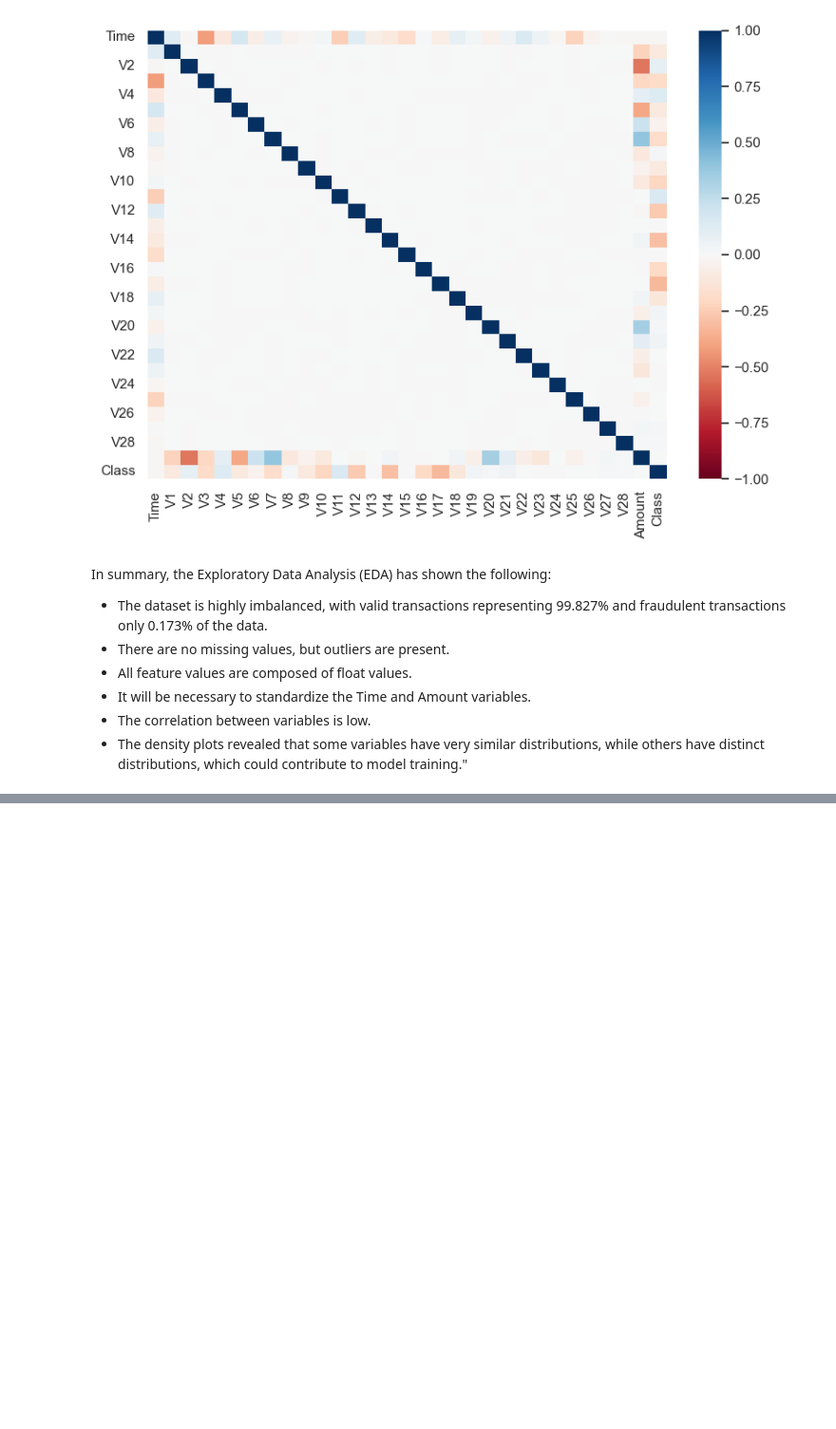
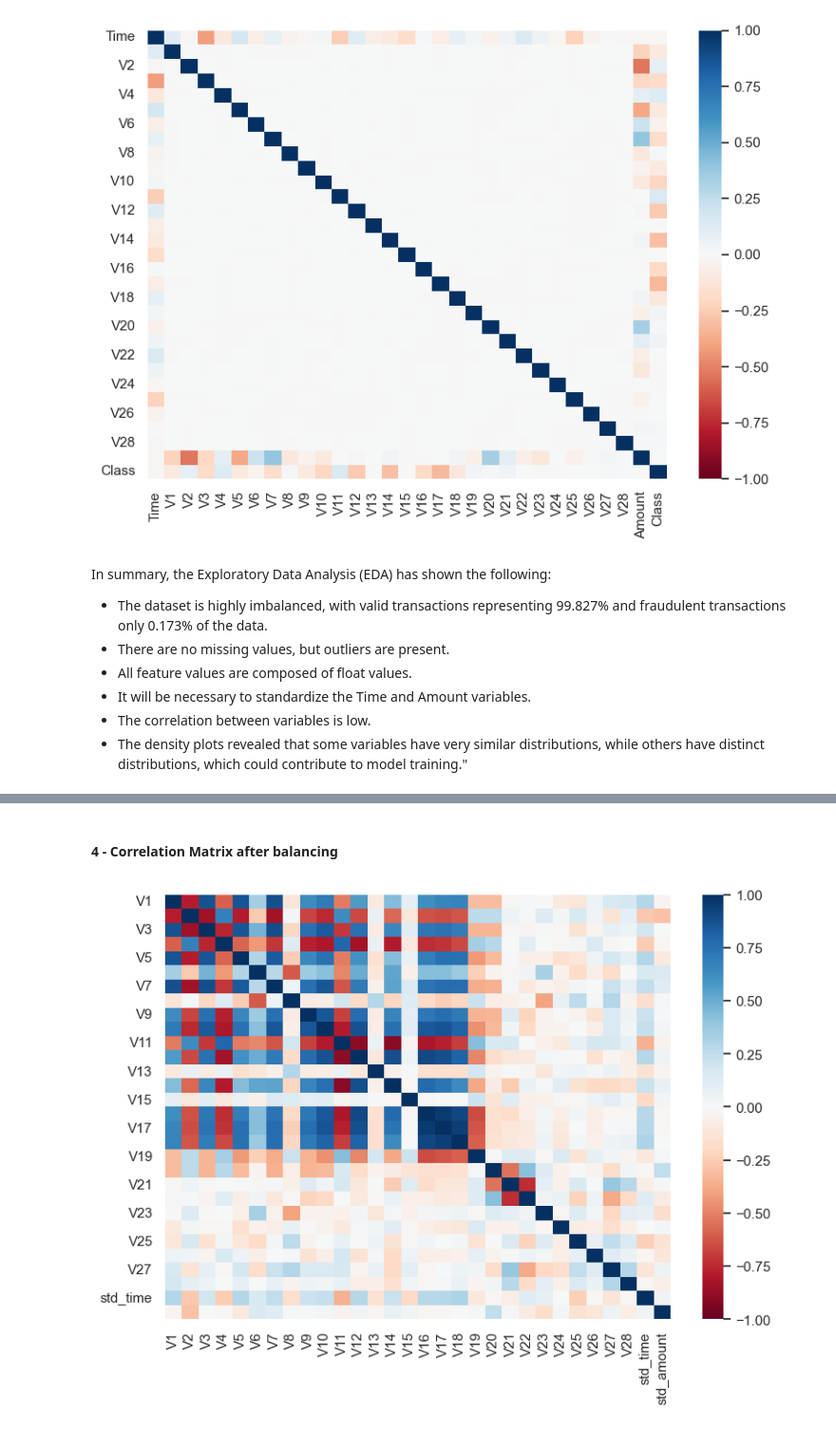
Before and after one commit to hugomaestri/data_science, a Jupyter notebook: 3-Credit_Card_Fraud_Detection.ipynb, the cells around one changed output, grey strips where cells are left out. Shown at 95% size. Drawn from its saved outputs; the diff is of its cells as text; code cells hidden in the pictures; blank space fills up the shorter version.

```diff
--- a/3-Credit_Card_Fraud_Detection.ipynb
+++ b/3-Credit_Card_Fraud_Detection.ipynb
@@ -231,0 +344,10 @@ In summary, the Exploratory Data Analysis (EDA) has shown the following:
+# %% [markdown]
+#### 4 - Correlation Matrix after balancing
+# %%
+df_corr_rus = X_rus.corr()
+
+fig, ax = plt.subplots(figsize=(8,6))
+sns.heatmap(data=df_corr_rus,cmap="RdBu", vmin=-1)
+plt.tight_layout()
+# %% [output]
+[figure, added]
```
Also changed, not shown: parts of 16 cells of this notebook.
